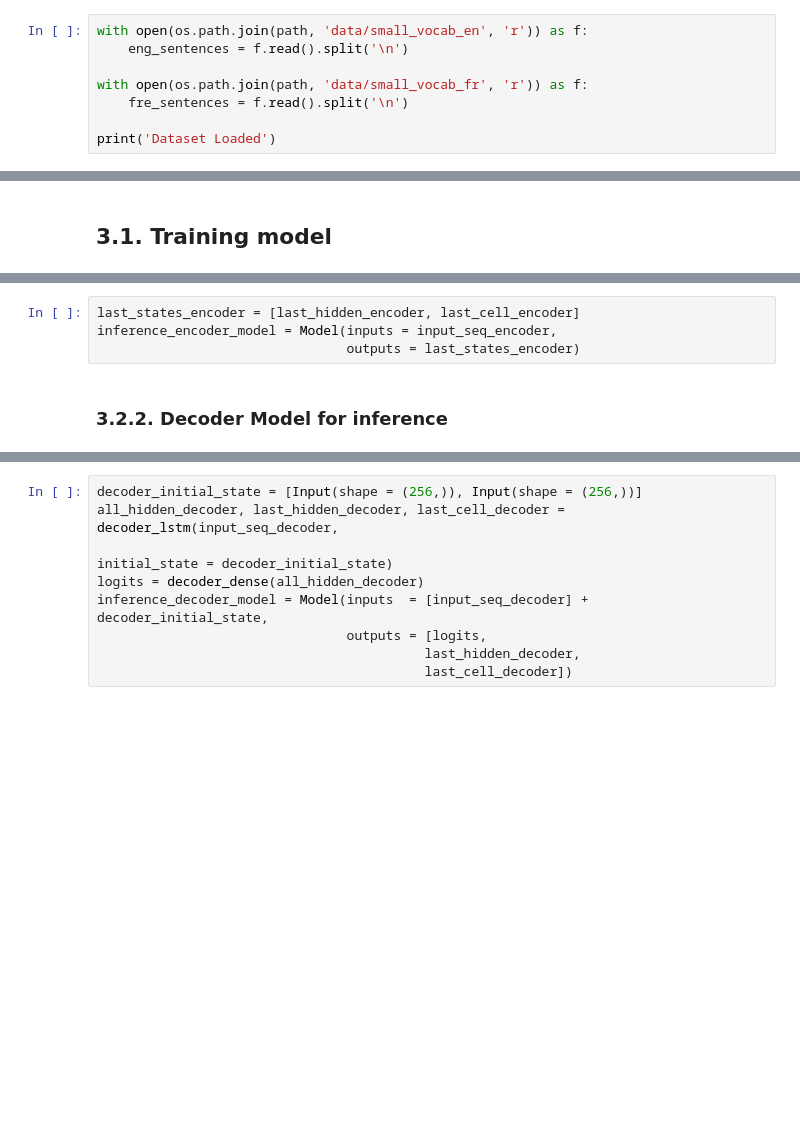
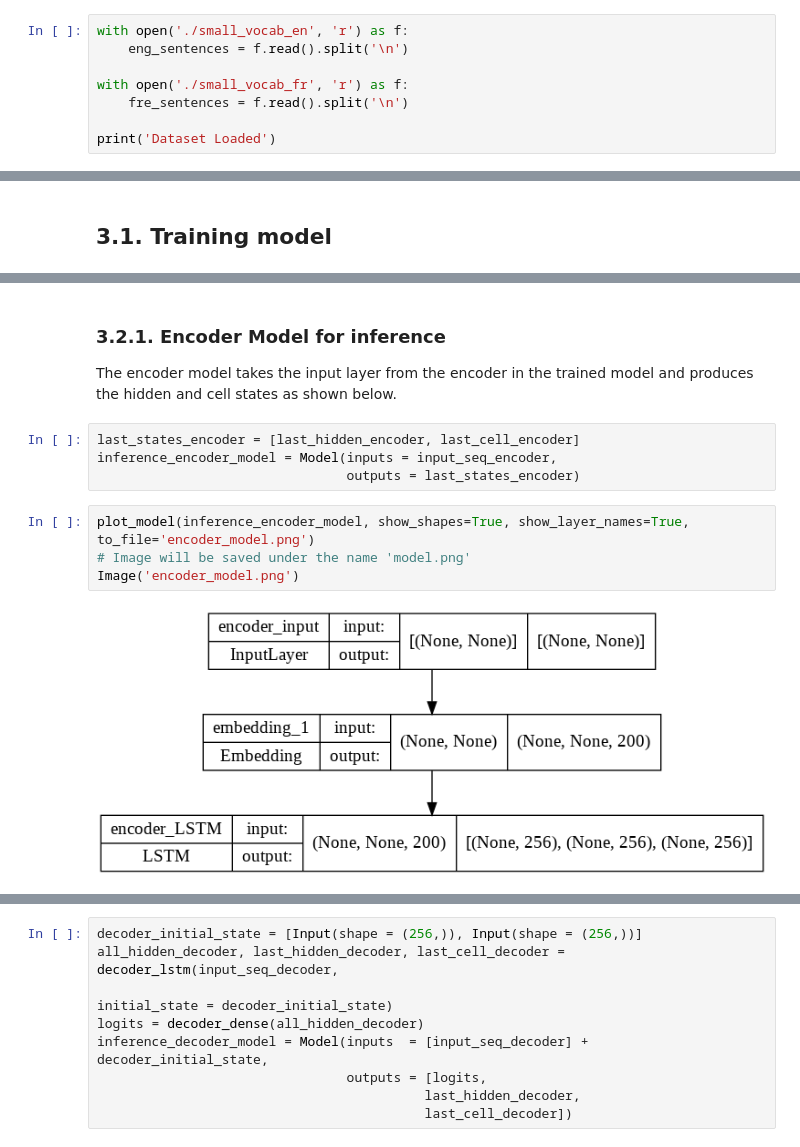
Before and after one commit to adityashah0112/Machine-Translation-Seq2Seq-Keras, a Jupyter notebook: machine_translation_seq2seq.ipynb, the cells around one changed output, grey strips where cells are left out. Saved outputs shown, nothing was run; the diff lists cells and outputs as text; blank space fills up the shorter version.

```diff
--- a/machine_translation_seq2seq.ipynb
+++ b/machine_translation_seq2seq.ipynb
@@ -35,8 +80,8 @@ path = os.getcwd()
 # %%
-with open(os.path.join(path, 'data/small_vocab_en', 'r')) as f:
+with open('./small_vocab_en', 'r') as f:
     eng_sentences = f.read().split('\n')
 
-with open(os.path.join(path, 'data/small_vocab_fr', 'r')) as f:
+with open('./small_vocab_fr', 'r') as f:
     fre_sentences = f.read().split('\n')
 
 print('Dataset Loaded')
@@ -256,6 +322,13 @@ Image('model.png')
+# %% [markdown]
+### 3.2.1. Encoder Model for inference
+The encoder model takes the input layer from the encoder in the trained model and produces the hidden and cell states as shown below.
 # %%
 last_states_encoder = [last_hidden_encoder, last_cell_encoder]
 inference_encoder_model = Model(inputs = input_seq_encoder,
                                 outputs = last_states_encoder)
-# %% [markdown]
-### 3.2.2. Decoder Model for inference
+# %%
+plot_model(inference_encoder_model, show_shapes=True, show_layer_names=True, to_file='encoder_model.png')
+# Image will be saved under the name 'model.png'
+Image('encoder_model.png')
+# %% [output]
+[figure, added]
```
Also changed, not shown: parts of 41 cells of this notebook, 1 other file.
